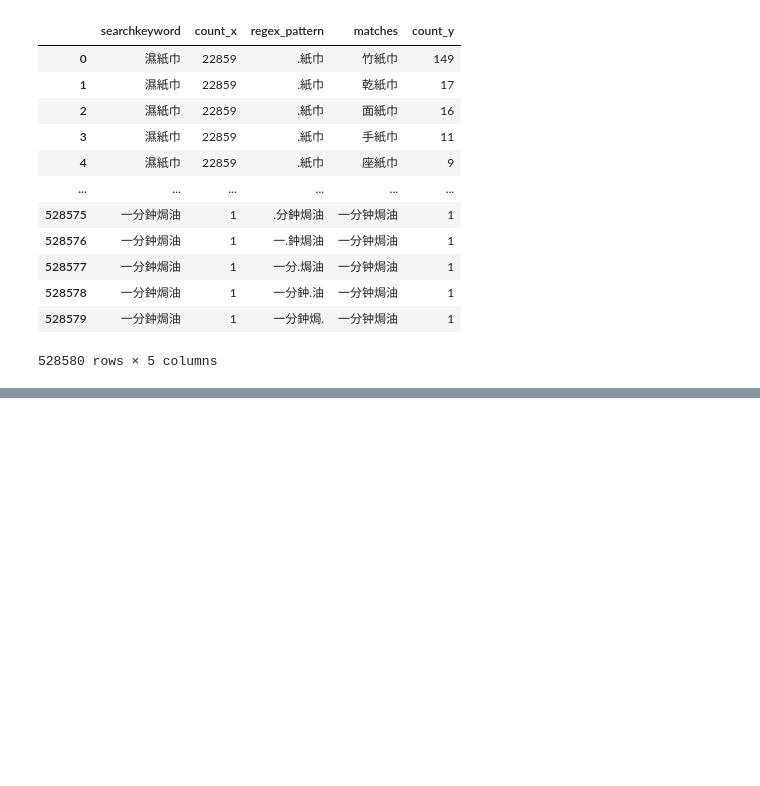
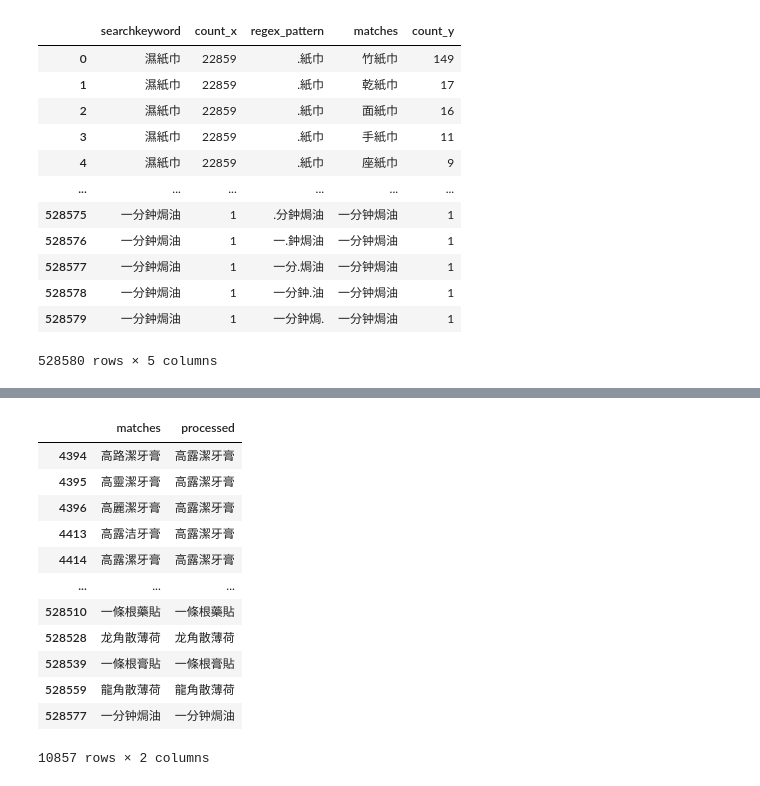
Before and after one commit to victor31ao/search_keywords, a Jupyter notebook: process_keywords.ipynb, the cells around one changed output, grey strips where cells are left out. Cells and saved outputs as stored; diff of their text form; code cells hidden in the pictures; blank space fills up the shorter version.

```diff
--- a/process_keywords.ipynb
+++ b/process_keywords.ipynb
@@ -260,0 +264,16 @@ processed_df_n_5[["matches", "processed"]].to_csv("./n_gram_processed/processed_
+# %%
+processed_df_n_5[["matches", "processed"]]
+# %% [output]
+|  | matches | processed |
+| 4394 | 高路潔牙膏 | 高露潔牙膏 |
+| 4395 | 高靈潔牙膏 | 高露潔牙膏 |
+| 4396 | 高麗潔牙膏 | 高露潔牙膏 |
+| 4413 | 高露洁牙膏 | 高露潔牙膏 |
+| 4414 | 高露漯牙膏 | 高露潔牙膏 |
+| ... | ... | ... |
+| 528510 | 一條根藥貼 | 一條根藥貼 |
+| 528528 | 龙角散薄荷 | 龙角散薄荷 |
+| 528539 | 一條根膏貼 | 一條根膏貼 |
+| 528559 | 龍角散薄荷 | 龍角散薄荷 |
+| 528577 | 一分钟焗油 | 一分钟焗油 |
+10857 rows × 2 columns
```
Also changed, not shown: parts of 17 cells of this notebook.
